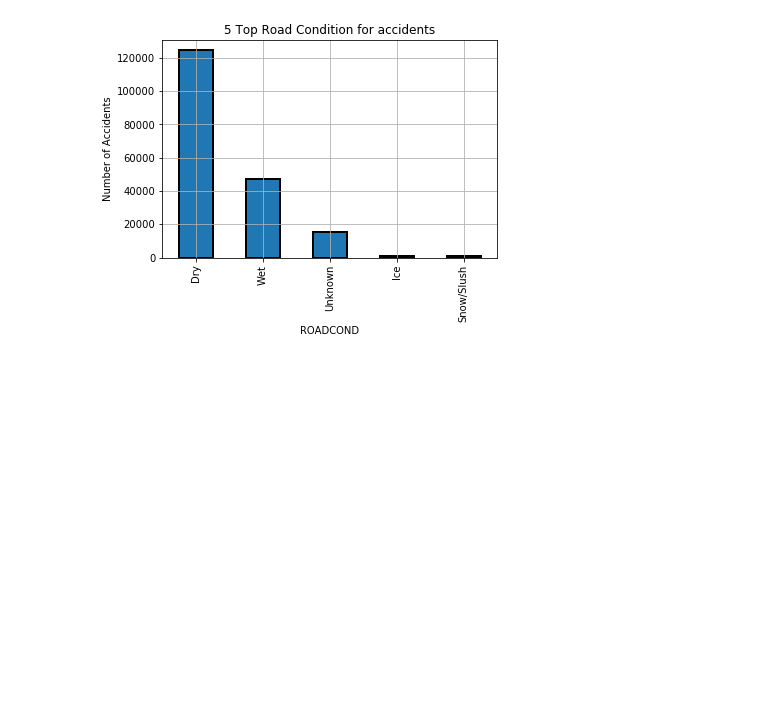
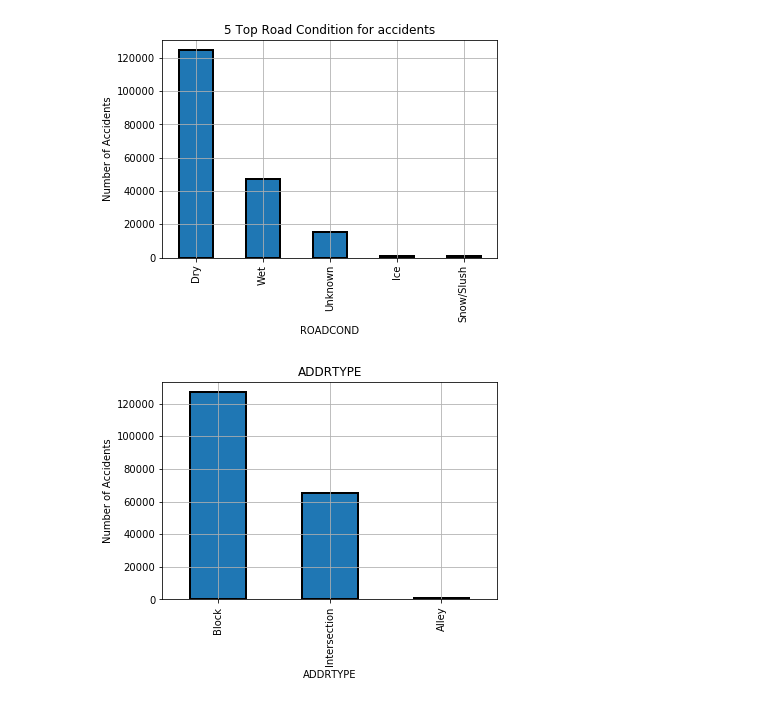
Before and after one commit to OumaimaBN/Capstone-Project, a Jupyter notebook: week2-nootebook.ipynb, the cells around one changed output. Drawn from its saved outputs; the diff is of its cells as text; code cells hidden in the pictures; blank space fills up the shorter version.

```diff
--- a/week2-nootebook.ipynb
+++ b/week2-nootebook.ipynb
@@ -185,3 +200,12 @@ plt.grid()
 plt.ioff()
 # %% [output]
 [figure]
+# %%
+df['ADDRTYPE'].value_counts().sort_values(ascending=False).plot.bar(width=0.5,edgecolor='k',align='center',linewidth=2)
+plt.xlabel('ADDRTYPE')
+plt.ylabel('Number of Accidents')
+plt.title('ADDRTYPE')
+plt.grid()
+plt.ioff()
+# %% [output]
+[figure, added]
```
Also changed, not shown: parts of 16 cells of this notebook, 1 other file.
